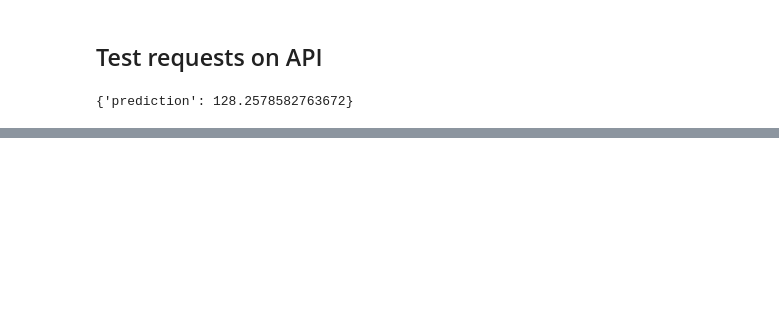
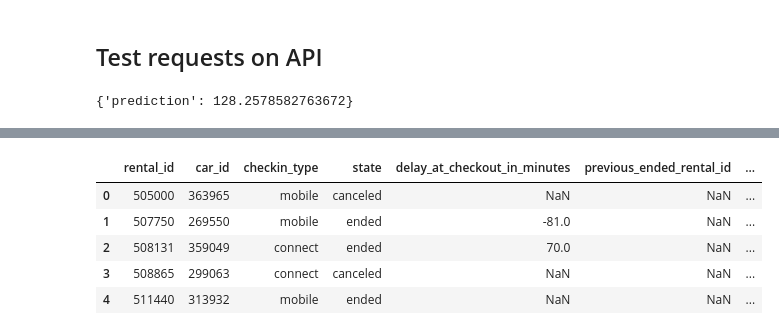
Before and after one commit to JeremyM174/cdsd_getaround, a Jupyter notebook: 01-Getaround_analysis.ipynb, the cells around one changed output, grey strips where cells are left out. Saved outputs shown, nothing was run; the diff lists cells and outputs as text; code cells hidden in the pictures; blank space fills up the shorter version.

```diff
--- a/01-Getaround_analysis.ipynb
+++ b/01-Getaround_analysis.ipynb
@@ -155,0 +160,3 @@ response.json()
+# %%
+df_delay = pd.read_excel("https://full-stack-assets.s3.eu-west-3.amazonaws.com/Deployment/get_around_delay_analysis.xlsx")
+df_delay.info()
@@ -155,0 +178,9 @@ response.json()
+# %%
+df_delay.head()
+# %% [output]
+|  | rental_id | car_id | checkin_type | state | delay_at_checkout_in_minutes | previous_ended_rental_id | ... |
+| 0 | 505000 | 363965 | mobile | canceled | NaN | NaN | ... |
+| 1 | 507750 | 269550 | mobile | ended | -81.0 | NaN | ... |
+| 2 | 508131 | 359049 | connect | ended | 70.0 | NaN | ... |
+| 3 | 508865 | 299063 | connect | canceled | NaN | NaN | ... |
+| 4 | 511440 | 313932 | mobile | ended | NaN | NaN | ... |
```
Also changed, not shown: parts of 6 cells of this notebook, 1 other file.
